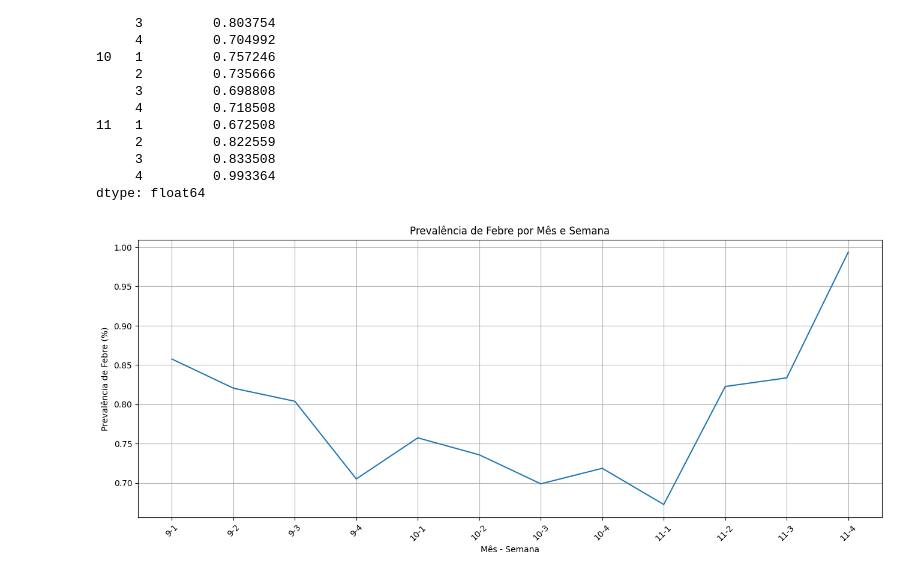
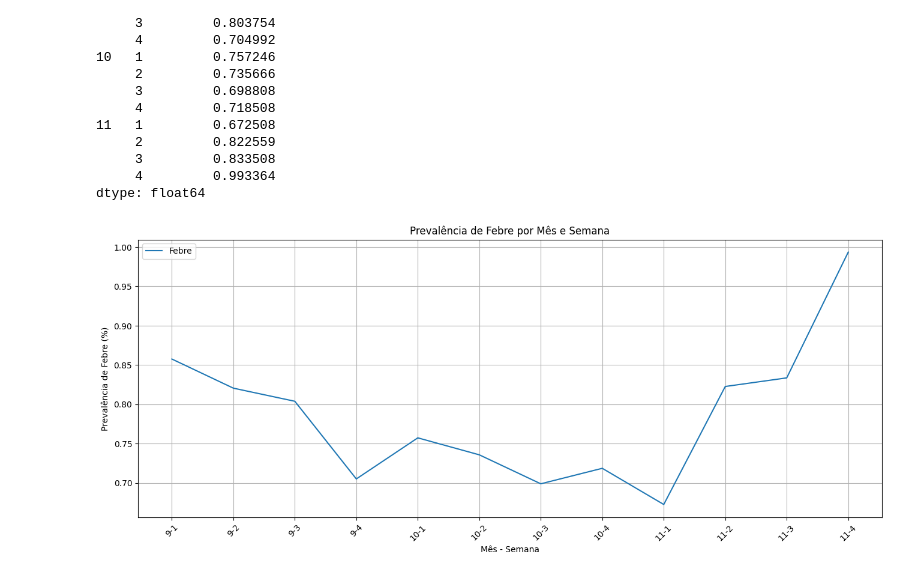
Before and after one commit to jaqueantunes/covid_pos, a Jupyter notebook: pos_T3.ipynb, the cells around one changed output. Cells and saved outputs as stored; diff of their text form; code cells hidden in the pictures.

```diff
--- a/pos_T3.ipynb
+++ b/pos_T3.ipynb
@@ -298,21 +298,22 @@ import matplotlib.pyplot as plt
 # %%
 # Resetar o index para facilitar o plot
 prevalencia_plot_data = prevalencia_febre_mes_semana.reset_index()
 
 # Create labels for the x-axis
 prevalencia_plot_data['label'] = prevalencia_plot_data['mes'].astype(str) + '-' + prevalencia_plot_data['semana'].astype(str)
 
 # Plot the data
 plt.figure(figsize=(16, 6))
 plt.grid(True)
-plt.plot(prevalencia_plot_data['label'], prevalencia_plot_data[0])
+plt.plot(prevalencia_plot_data['label'], prevalencia_plot_data[0], label='Febre')
+plt.legend()
 plt.xlabel("Mês - Semana")
 plt.ylabel("Prevalência de Febre (%)")
 plt.title("Prevalência de Febre por Mês e Semana")
 plt.xticks(rotation=45)
 plt.show()
 # %% [output]
-[figure, old version]
+[figure, new version]
 # %%
 # Análise da combinação de sintomas
 
```
Also changed, not shown: parts of 4 cells of this notebook.
